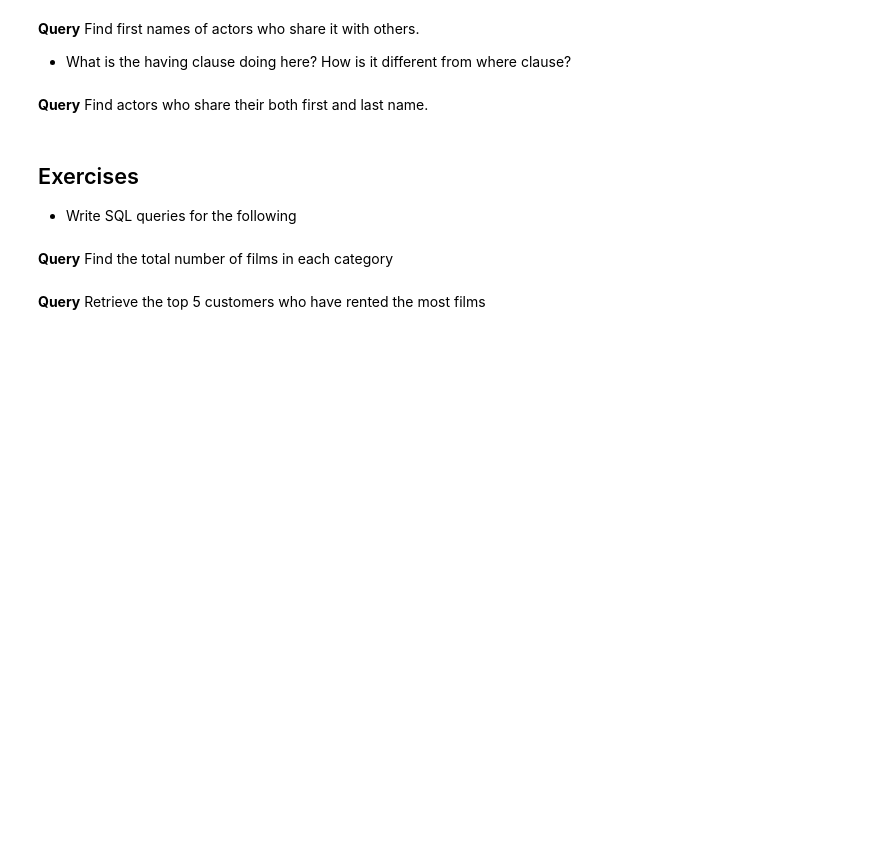
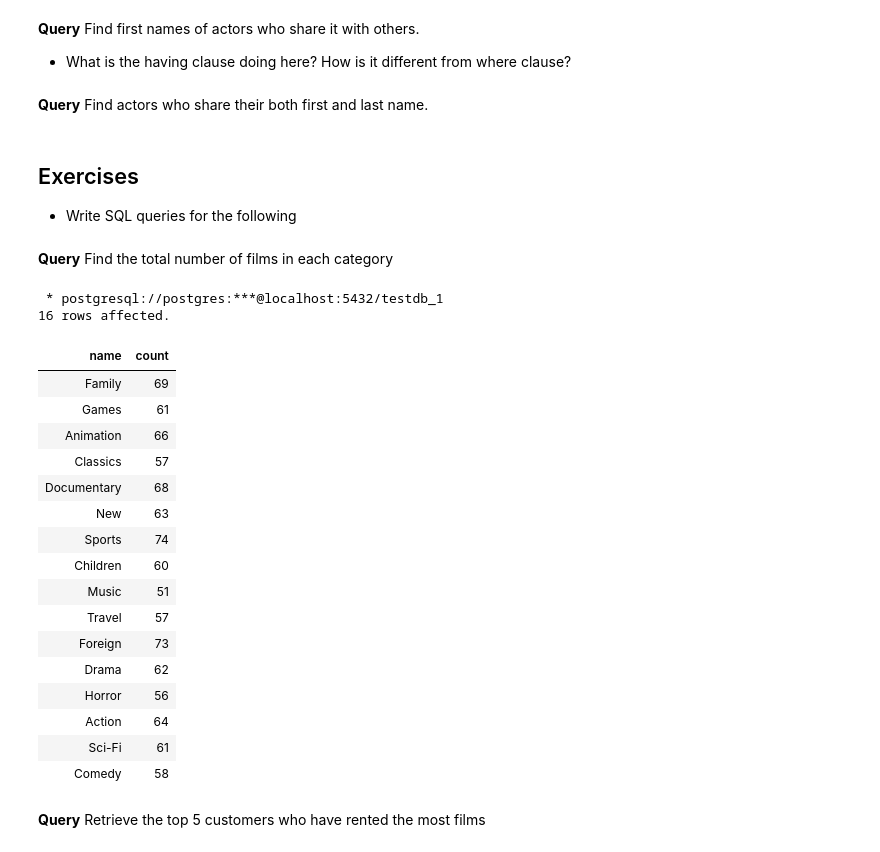
Before and after one commit to sarthak-panda/Sem6, a Jupyter notebook: COL362/InClassTutorials/SQL-01.ipynb, the cells around one changed output. Cells and saved outputs as stored; diff of their text form; code cells hidden in the pictures; blank space fills up the shorter version.

```diff
--- a/COL362/InClassTutorials/SQL-01.ipynb
+++ b/COL362/InClassTutorials/SQL-01.ipynb
@@ -319,5 +319,30 @@ and a1.first_name = a2.first_name and a1.last_name = a2.last_name
 - Write SQL queries for the following
 # %% [markdown]
 **Query** Find the total number of films in each category
+# %%
+%%sql select name,count(*)
+from category
+join film_category on category.category_id = film_category.category_id
+group by name
+# %% [output]
+ * postgresql://postgres:***@localhost:5432/testdb_1
+16 rows affected.
+| name | count |
+| Family | 69 |
+| Games | 61 |
+| Animation | 66 |
+| Classics | 57 |
+| Documentary | 68 |
+| New | 63 |
+| Sports | 74 |
+| Children | 60 |
+| Music | 51 |
+| Travel | 57 |
+| Foreign | 73 |
+| Drama | 62 |
+| Horror | 56 |
+| Action | 64 |
+| Sci-Fi | 61 |
+| Comedy | 58 |
 # %% [markdown]
 **Query** Retrieve the top 5 customers who have rented the most films
```
Also changed, not shown: parts of 6 cells of this notebook, 2 other files.
